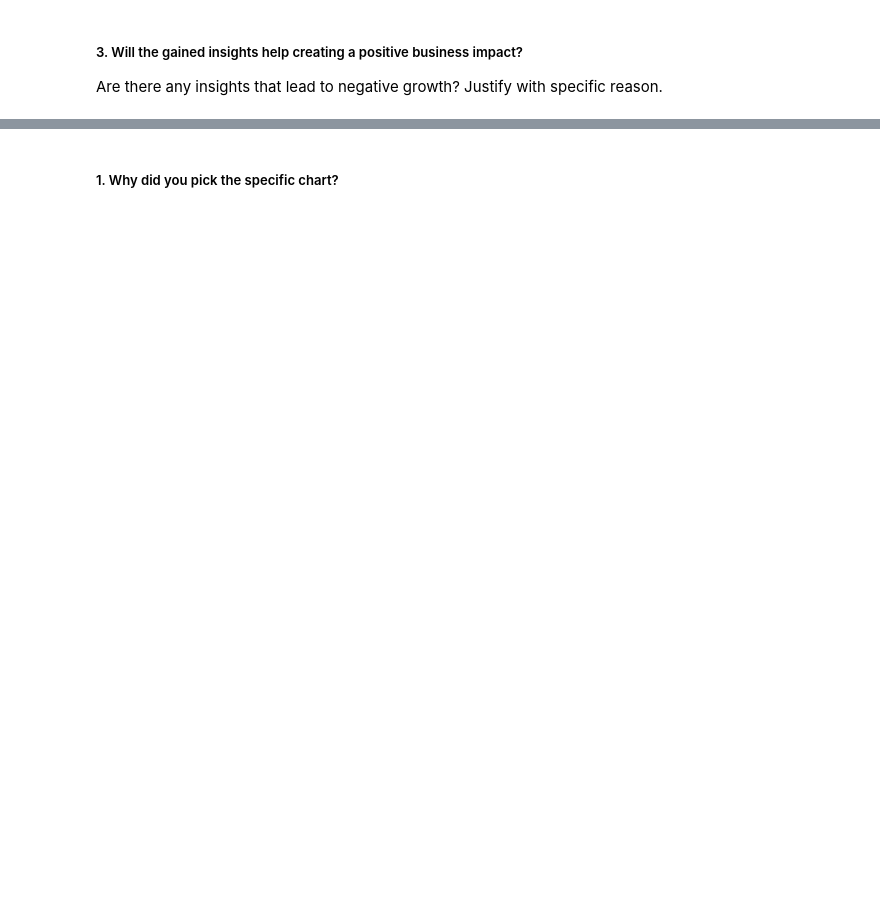
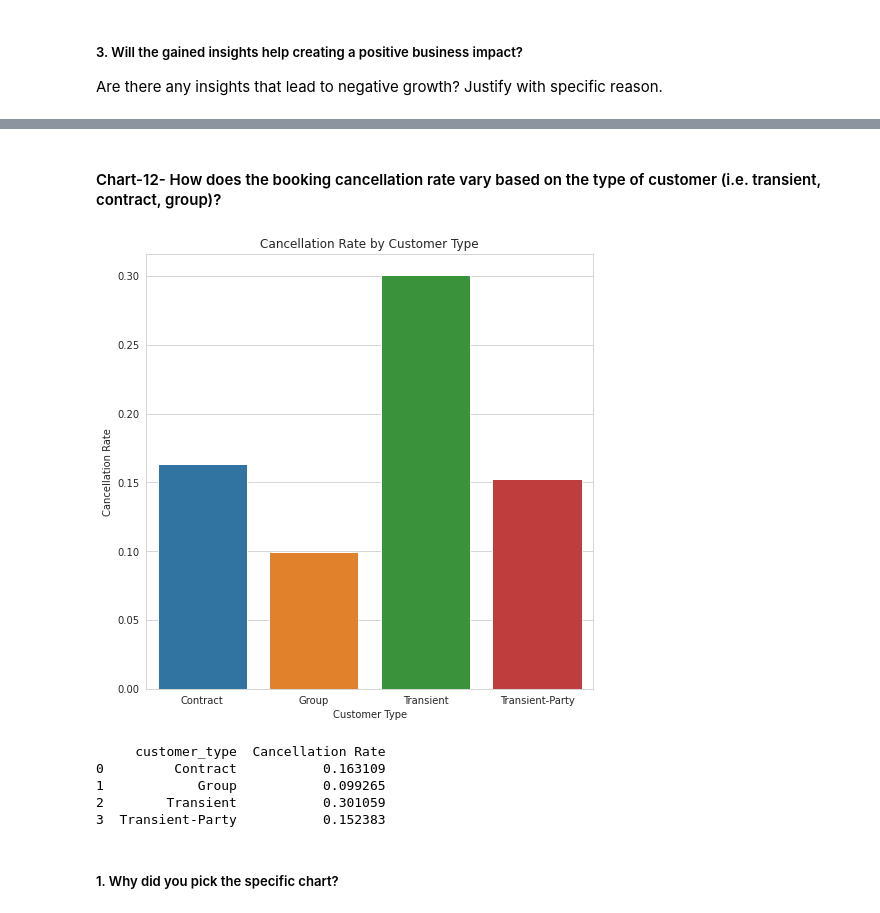
Before and after one commit to sibi601/EDA-Hotel_Booking, a Jupyter notebook: EDA_hotel_booking_analysis_capstoneproject_SIBIN_IQBAL.ipynb, the cells around one changed output, grey strips where cells are left out. Drawn from its saved outputs; the diff is of its cells as text; code cells hidden in the pictures; blank space fills up the shorter version.

```diff
--- a/EDA_hotel_booking_analysis_capstoneproject_SIBIN_IQBAL.ipynb
+++ b/EDA_hotel_booking_analysis_capstoneproject_SIBIN_IQBAL.ipynb
@@ -846,2 +858,25 @@ Are there any insights that lead to negative growth? Justify with specific reaso
+# %% [markdown]
+#### Chart-12- How does the booking cancellation rate vary based on the type of customer (i.e. transient, contract, group)?
+# %%
+# Chart - 12 visualization code
+
+plt.figure(figsize = (8,8))
+cancelled_df = hb_df[hb_df['is_canceled'] == 1]
+cancellation_rate = cancelled_df.groupby("customer_type").size() / hb_df.groupby("customer_type").size()
+cancellation_rate = cancellation_rate.reset_index(name = "Cancellation Rate")
+sns.set_style("whitegrid")
+sns.barplot(x = "customer_type", y = "Cancellation Rate", data = cancellation_rate)
+plt.xlabel("Customer Type")
+plt.ylabel("Cancellation Rate")
+plt.title("Cancellation Rate by Customer Type")
+plt.show()
+print(cancellation_rate )
+# %% [output]
+[figure, added]
+     customer_type  Cancellation Rate
+0         Contract           0.163109
+1            Group           0.099265
+2        Transient           0.301059
+3  Transient-Party           0.152383
 # %% [markdown]
 ##### 1. Why did you pick the specific chart?
```
Also changed, not shown: parts of 64 cells of this notebook.
